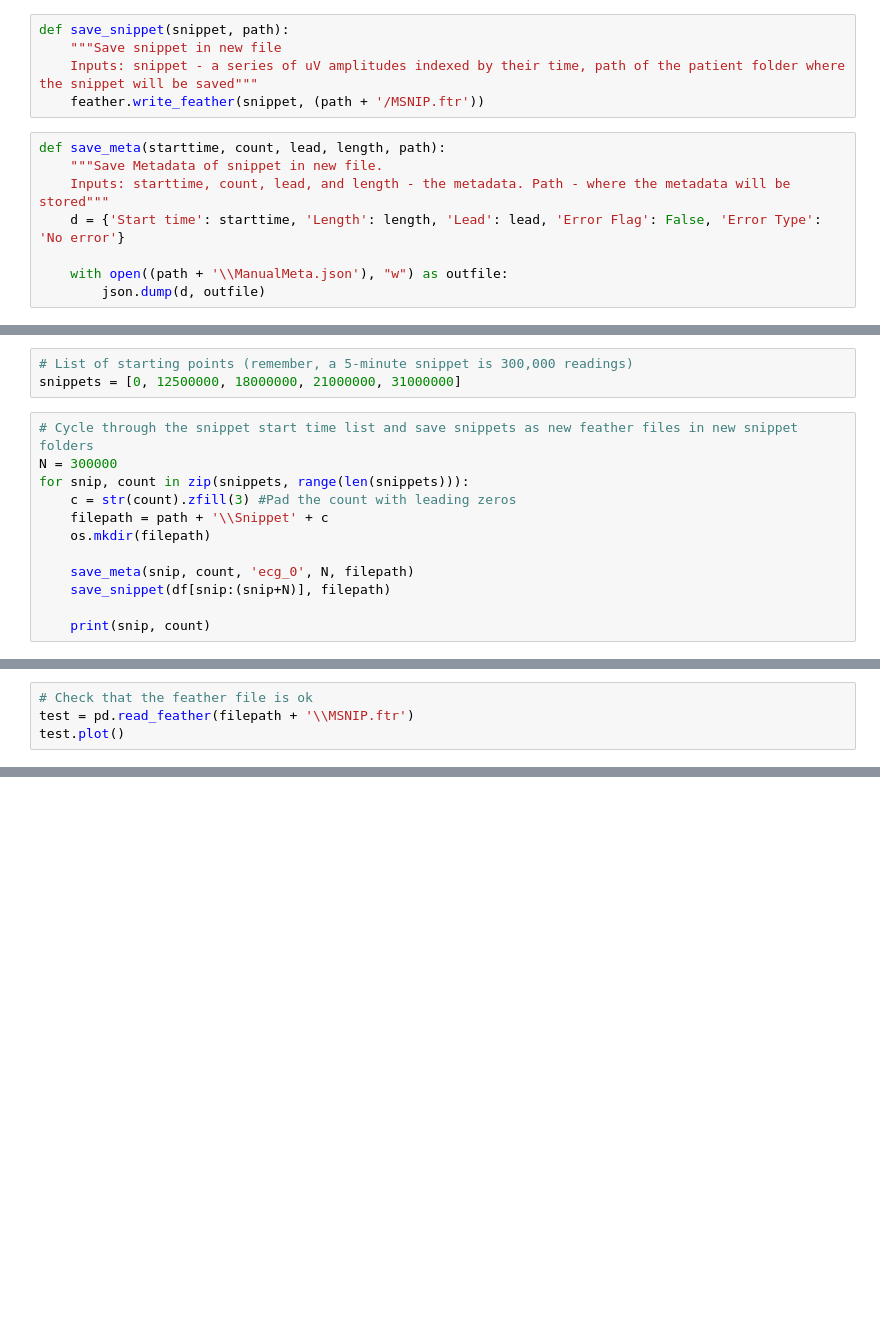
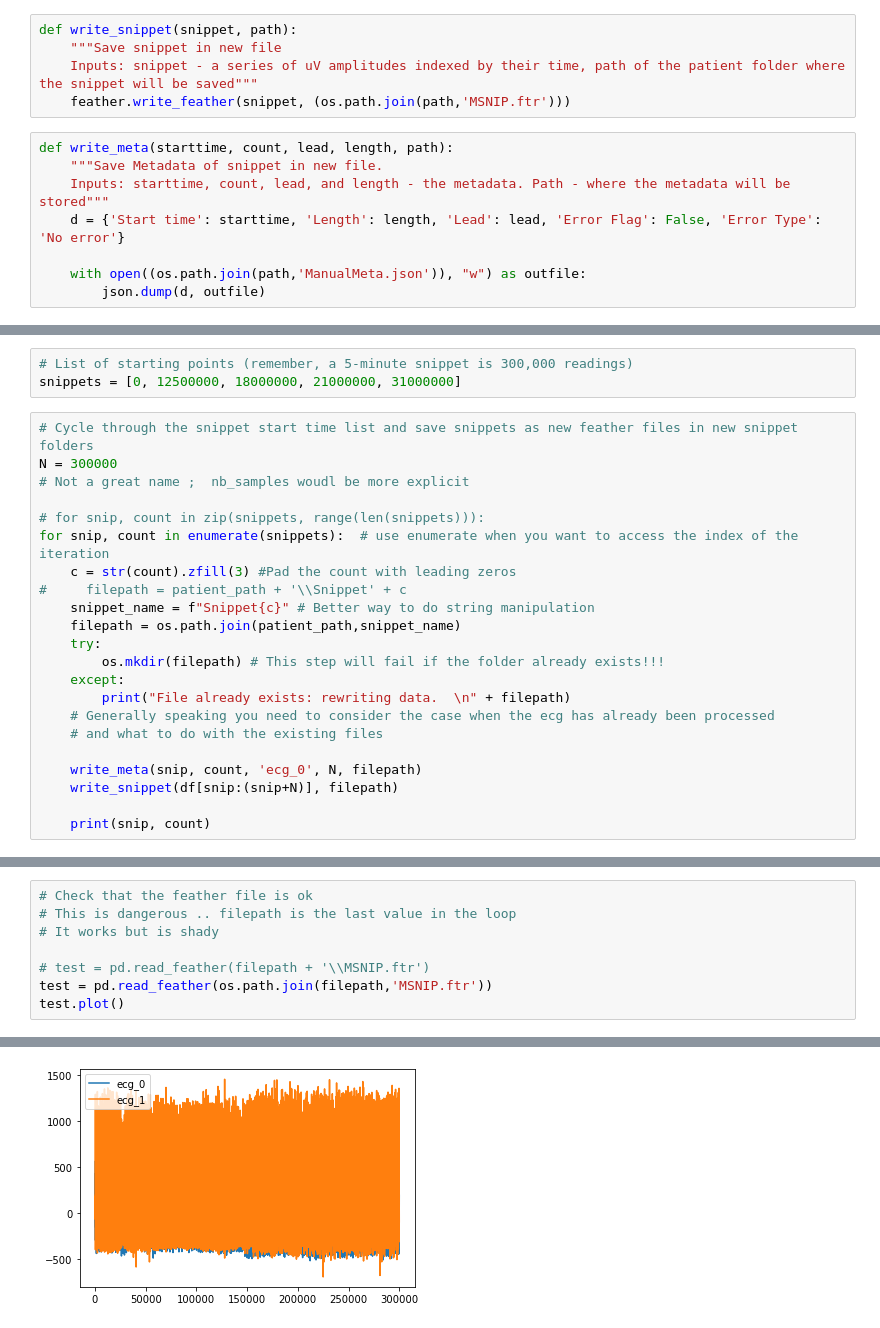
Before and after one commit to molbioeng/Molecool, a Jupyter notebook: 2-Snippet_Extraction.ipynb, the cells around one changed output, grey strips where cells are left out. Cells and saved outputs as stored; diff of their text form; blank space fills up the shorter version.

```diff
--- a/2-Snippet_Extraction.ipynb
+++ b/2-Snippet_Extraction.ipynb
@@ -49,15 +53,15 @@ def get_snippets(filepath):
             print("no more clean sections found")
             break
 # %%
-def save_snippet(snippet, path):
+def write_snippet(snippet, path):
     """Save snippet in new file
     Inputs: snippet - a series of uV amplitudes indexed by their time, path of the patient folder where the snippet will be saved"""
-    feather.write_feather(snippet, (path + '/MSNIP.ftr'))
+    feather.write_feather(snippet, (os.path.join(path,'MSNIP.ftr')))
 # %%
-def save_meta(starttime, count, lead, length, path):
+def write_meta(starttime, count, lead, length, path):
     """Save Metadata of snippet in new file.
     Inputs: starttime, count, lead, and length - the metadata. Path - where the metadata will be stored"""
     d = {'Start time': starttime, 'Length': length, 'Lead': lead, 'Error Flag': False, 'Error Type': 'No error'}
 
-    with open((path + '\\ManualMeta.json'), "w") as outfile:
+    with open((os.path.join(path,'ManualMeta.json')), "w") as outfile:
         json.dump(d, outfile)
@@ -116,13 +99,23 @@ snippets = [0, 12500000, 18000000, 21000000, 31000000]
 # %%
 # Cycle through the snippet start time list and save snippets as new feather files in new snippet folders
 N = 300000
-for snip, count in zip(snippets, range(len(snippets))):
+# Not a great name ;  nb_samples woudl be more explicit
+
+# for snip, count in zip(snippets, range(len(snippets))):
+for snip, count in enumerate(snippets):  # use enumerate when you want to access the index of the iteration
     c = str(count).zfill(3) #Pad the count with leading zeros
-    filepath = path + '\\Snippet' + c
-    os.mkdir(filepath)
+#     filepath = patient_path + '\\Snippet' + c
+    snippet_name = f"Snippet{c}" # Better way to do string manipulation
+    filepath = os.path.join(patient_path,snippet_name)
+    try:
+        os.mkdir(filepath) # This step will fail if the folder already exists!!!
+    except:
+        print("File already exists: rewriting data.  \n" + filepath)
+    # Generally speaking you need to consider the case when the ecg has already been processed
+    # and what to do with the existing files
 
-    save_meta(snip, count, 'ecg_0', N, filepath)
-    save_snippet(df[snip:(snip+N)], filepath)
+    write_meta(snip, count, 'ecg_0', N, filepath)
+    write_snippet(df[snip:(snip+N)], filepath)
 
     print(snip, count)
 # %% [output]
@@ -134,5 +137,9 @@ for snip, count in zip(snippets, range(len(snippets))):
 # %%
 # Check that the feather file is ok
-test = pd.read_feather(filepath + '\\MSNIP.ftr')
+# This is dangerous .. filepath is the last value in the loop
+# It works but is shady
+
+# test = pd.read_feather(filepath + '\\MSNIP.ftr')
+test = pd.read_feather(os.path.join(filepath,'MSNIP.ftr'))
 test.plot()
 # %% [output]
@@ -141,0 +147 @@ test.plot()
+[figure, added]
```
Also changed, not shown: parts of 16 cells of this notebook, 1 other file.
